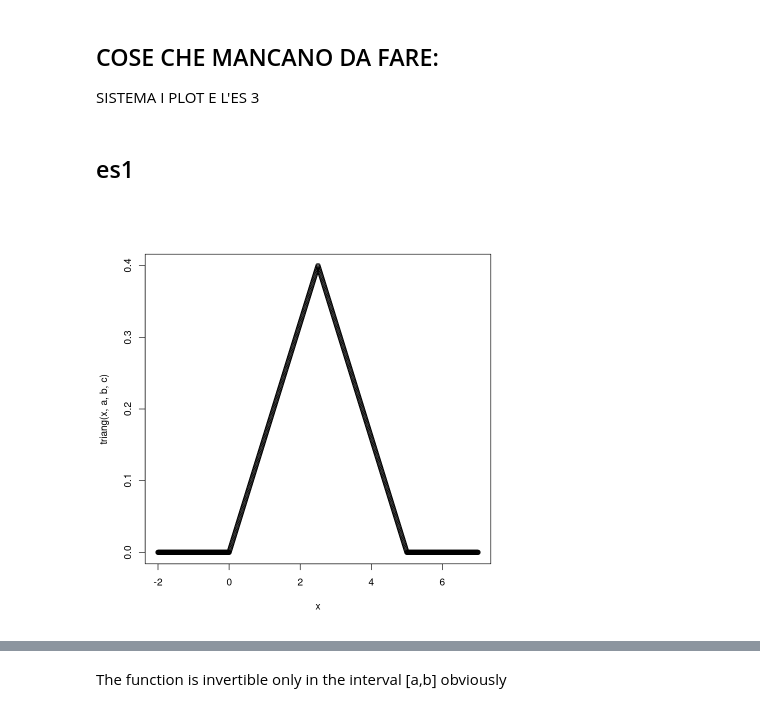
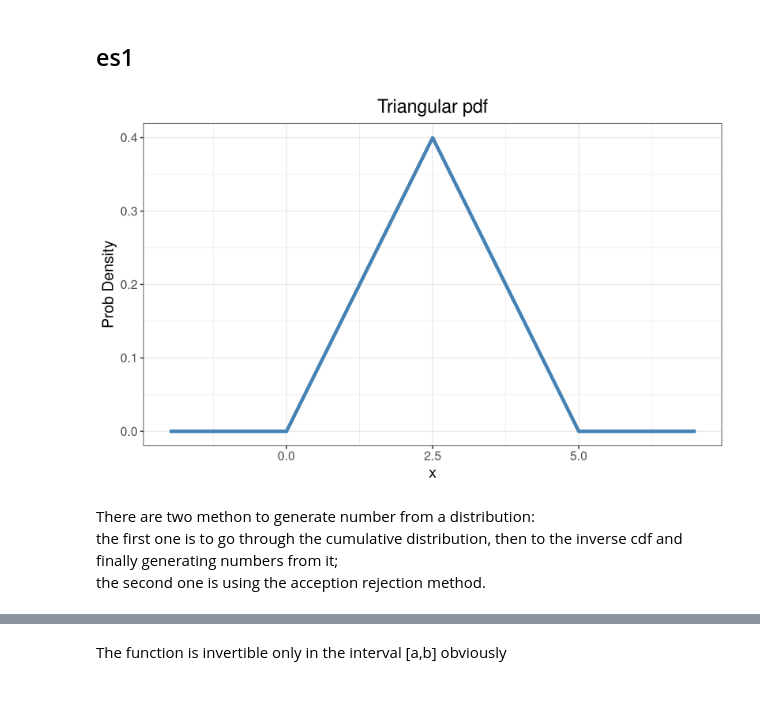
Before and after one commit to PietroCappelli/Advance_stat, a Jupyter notebook: Exercises/exercises03.ipynb, the cells around one changed output, grey strips where cells are left out. Saved outputs shown, nothing was run; the diff lists cells and outputs as text; code cells hidden in the pictures.

```diff
--- a/Exercises/exercises03.ipynb
+++ b/Exercises/exercises03.ipynb
@@ -6,9 +6,6 @@ library(gridExtra)
 library(scales)
 library(glue)
 library(tcltk)
-# %% [markdown]
-## COSE CHE MANCANO DA FARE:
-SISTEMA I PLOT E L'ES 3
 # %% [markdown]
 ## es1
 # %%
@@ -24,11 +21,21 @@ triang <- function(x,a,b,c) {
 # %%
 a <- 0
 b <- 5
 c <- (a+b)/2
 x <- seq(a-2, b+2, 0.01)
-plot(x, triang(x,a,b,c))
+# plot(x, triang(x,a,b,c))
+pl <- ggplot()+
+    geom_line(aes(x=x, y=triang(x,a,b,c)), color="steelblue", lwd=1.5) +
+    theme_bw() +
+    labs(title="Triangular pdf", x="x",y="Prob Density")+
+    theme(text = element_text(size=14), plot.title = element_text( hjust = 0.5))
+pl
 # %% [output]
-[figure, old version]
+[figure, new version]
+# %% [markdown]
+There are two methon to generate number from a distribution: \
+the first one is to go through the cumulative distribution, then to the inverse cdf and finally generating numbers from it;\
+the second one is using the acception rejection method.
 # %%
 #how to generate random numbers from a continuous distribution
 N <- 100
```
Also changed, not shown: parts of 18 cells of this notebook.
